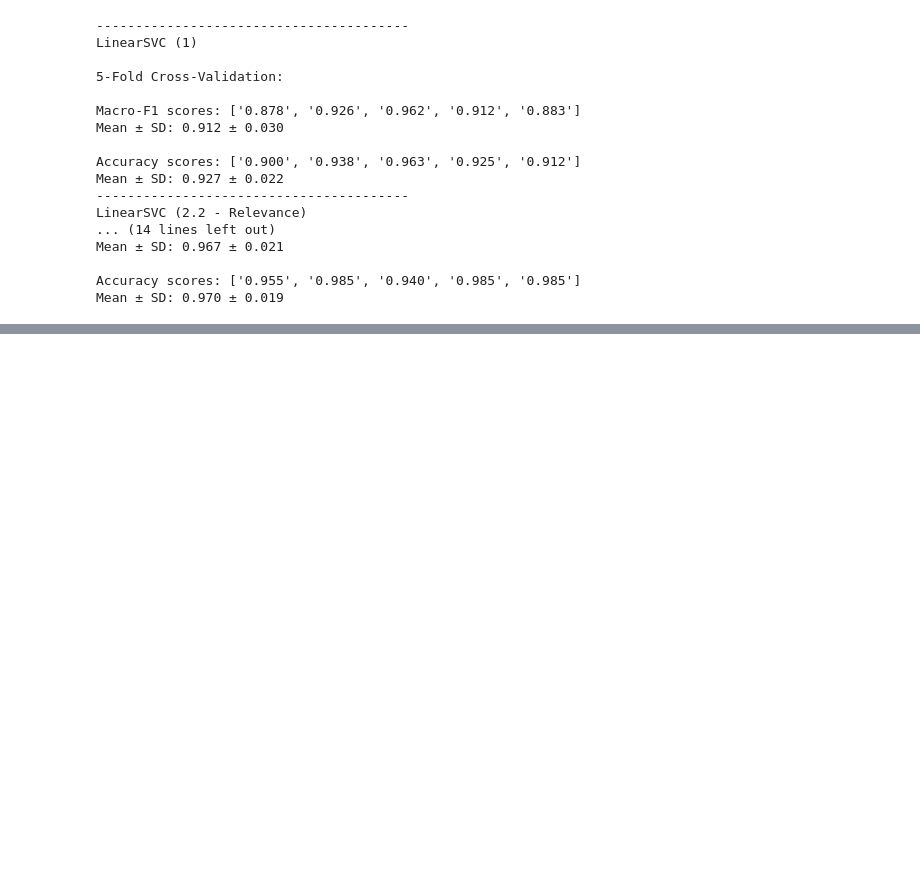
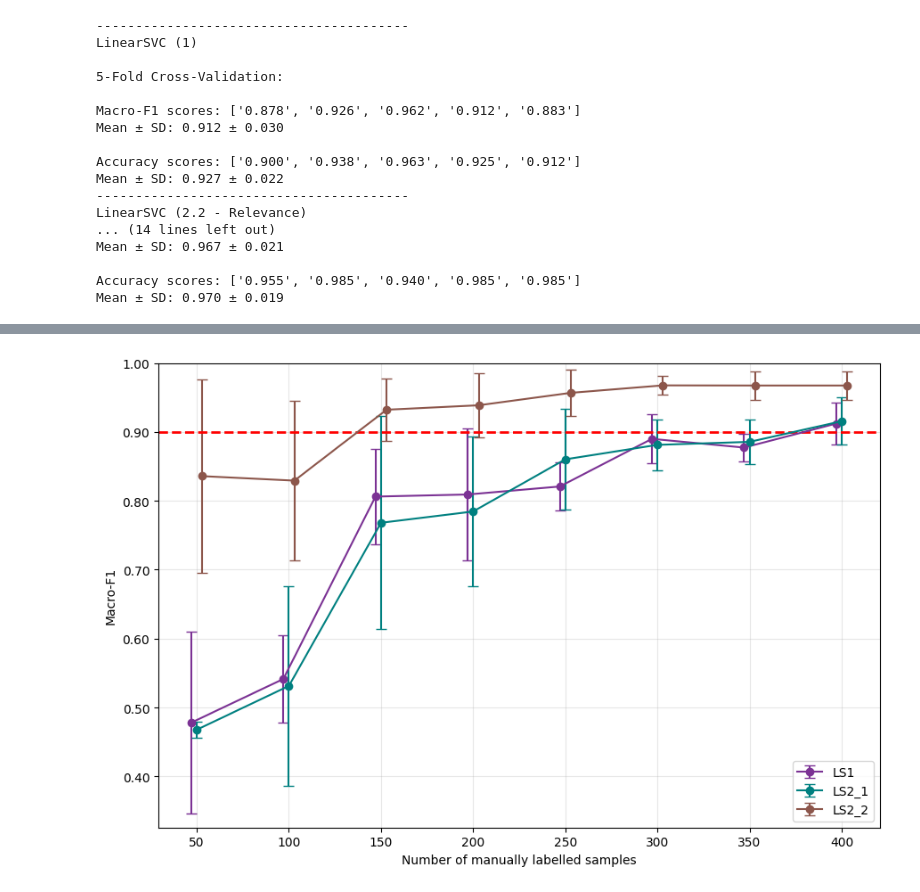
Before and after one commit to elijahalways/EVR, a Jupyter notebook: evr_nlp_metrics.ipynb, the cells around one changed output, grey strips where cells are left out. Saved outputs shown, nothing was run; the diff lists cells and outputs as text; code cells hidden in the pictures; blank space fills up the shorter version.

```diff
--- a/evr_nlp_metrics.ipynb
+++ b/evr_nlp_metrics.ipynb
@@ -72,7 +72,7 @@ import pandas as pd
 csv_file = "vsrs_400_classified.csv"
 
 # Keyword to search for
-keyword = "permanent"
+keyword = "restrict"
 
 # Read CSV
 df = pd.read_csv(csv_file)
@@ -1026,0 +1257,60 @@ Mean ± SD: 0.970 ± 0.019
+# %%
+# Plot the 5-Fold Cross-Validation macro-F1 by sample size across models
+
+import matplotlib.pyplot as plt
+from matplotlib.ticker import FormatStrFormatter
+
+plt.figure(figsize=(9, 6))
+
+offset=3
+
+plt.errorbar(
+    ls1["sample_size"]-offset,
+    ls1["f1_mean"],
+    yerr=ls1["f1_sd"],
+    color="#7B3294",
+    marker="o",
+    capsize=4,
+    label="LS1"
+)
+
+plt.errorbar(
+    ls2_1["sample_size"],
+    ls2_1["f1_mean"],
+    yerr=ls2_1["f1_sd"],
+    color="#008080",
+    marker="o",
+    capsize=4,
+    label="LS2_1"
+)
+
+plt.errorbar(
+    ls2_2["sample_size"]+offset,
+    ls2_2["f1_mean"],
+    yerr=ls2_2["f1_sd"],
+    color="#8C564B",
+    marker="o",
+    capsize=4,
+    label="LS2_2"
+)
+
+plt.grid(alpha=0.3)
+
+plt.xlabel("Number of manually labelled samples")
+plt.ylabel("Macro-F1")
+
+plt.xticks(sample_sizes)
+y_min = min(
+    (ls1["f1_mean"] - ls1["f1_sd"]).min(),
+    (ls2_1["f1_mean"] - ls2_1["f1_sd"]).min(),
+    (ls2_2["f1_mean"] - ls2_2["f1_sd"]).min()
+)
+plt.ylim(y_min - 0.02, 1)
+plt.gca().yaxis.set_major_formatter(FormatStrFormatter('%.2f'))
+
+plt.legend()
+plt.axhline(y=0.9, linestyle="--", linewidth=2, color="red")
+plt.tight_layout()
+plt.savefig("macro-f1_by_size.svg", format="svg")
+# %% [output]
+[figure, added]
```
Also changed, not shown: parts of 4 cells of this notebook.
